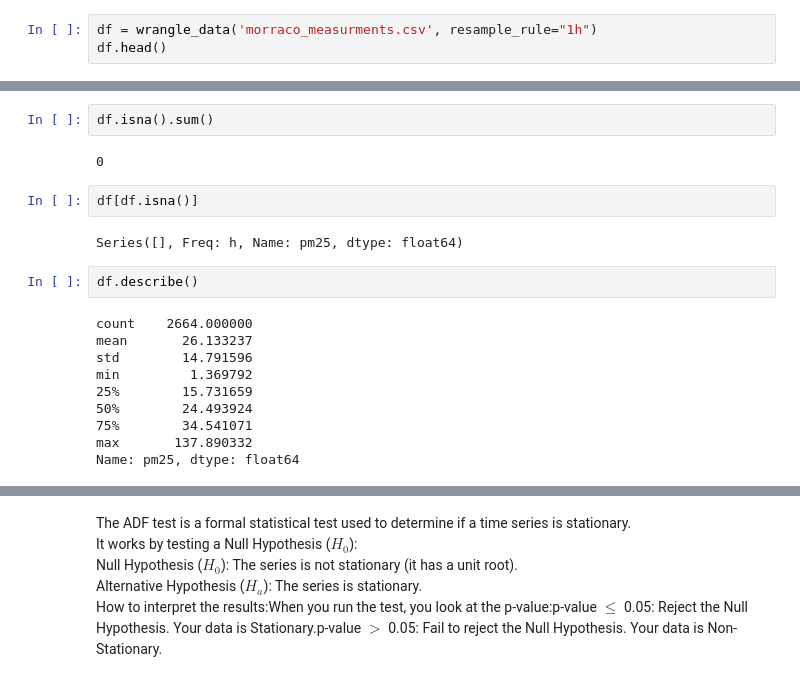
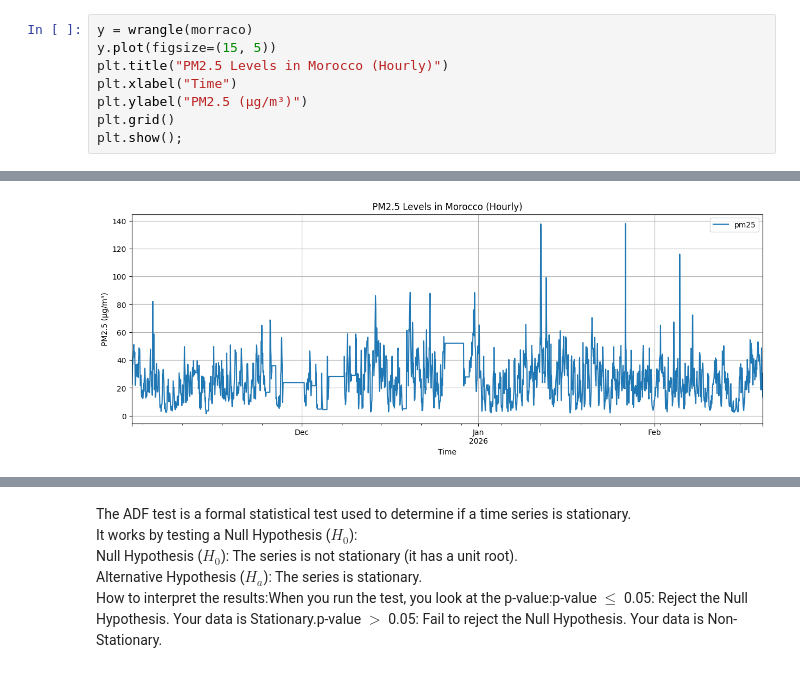
Before and after one commit to mohamedabdomm2/air-quality-morraco, a Jupyter notebook: data_preperation.ipynb, the cells around one changed output, grey strips where cells are left out. Drawn from its saved outputs; the diff is of its cells as text.

```diff
--- a/data_preperation.ipynb
+++ b/data_preperation.ipynb
@@ -36,4 +44,9 @@ def wrangle_data(path, resample_rule="1h"):
 # %%
-df = wrangle_data('morraco_measurments.csv', resample_rule="1h")
-df.head()
+y = wrangle(morraco)
+y.plot(figsize=(15, 5))
+plt.title("PM2.5 Levels in Morocco (Hourly)")
+plt.xlabel("Time")
+plt.ylabel("PM2.5 (µg/m³)")
+plt.grid()
+plt.show();
 # %% [output]
@@ -47,20 +53 @@ Freq: h, Name: pm25, dtype: float64
+[figure, added]
-# %%
-df.isna().sum()
-# %% [output]
-0
-# %%
-df[df.isna()]
-# %% [output]
-Series([], Freq: h, Name: pm25, dtype: float64)
-# %%
-df.describe()
-# %% [output]
-count    2664.000000
-mean       26.133237
-std        14.791596
-min         1.369792
-25%        15.731659
-50%        24.493924
-75%        34.541071
-max       137.890332
-Name: pm25, dtype: float64
```
Also changed, not shown: parts of 12 cells of this notebook, 3 other files.
